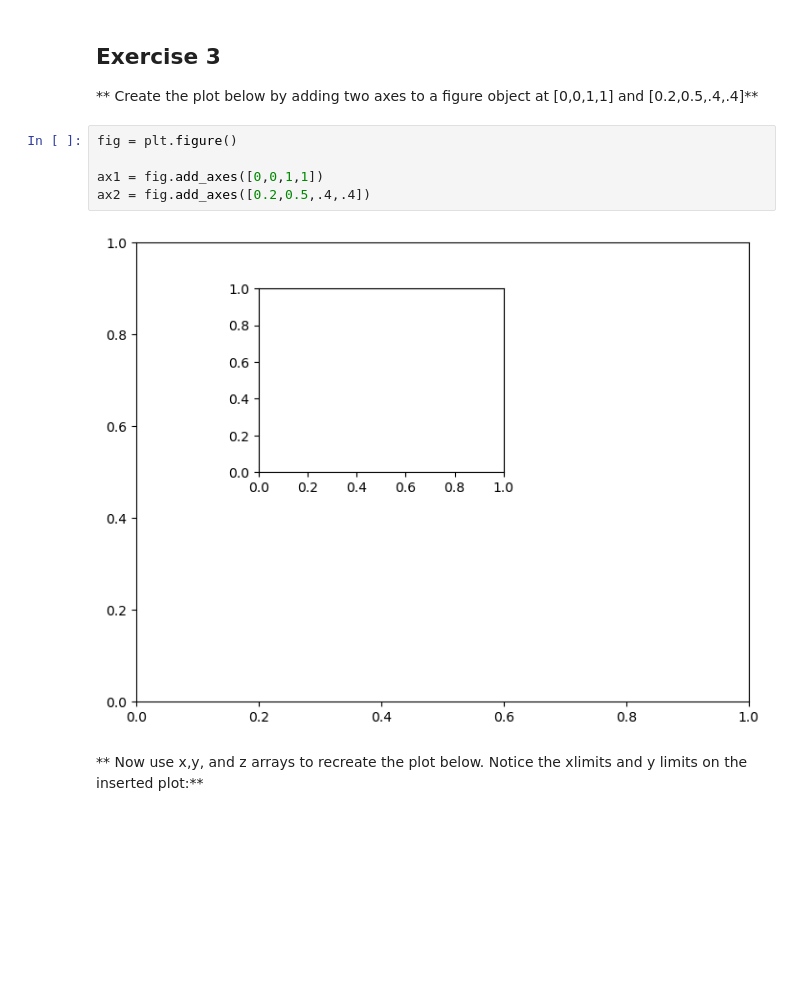
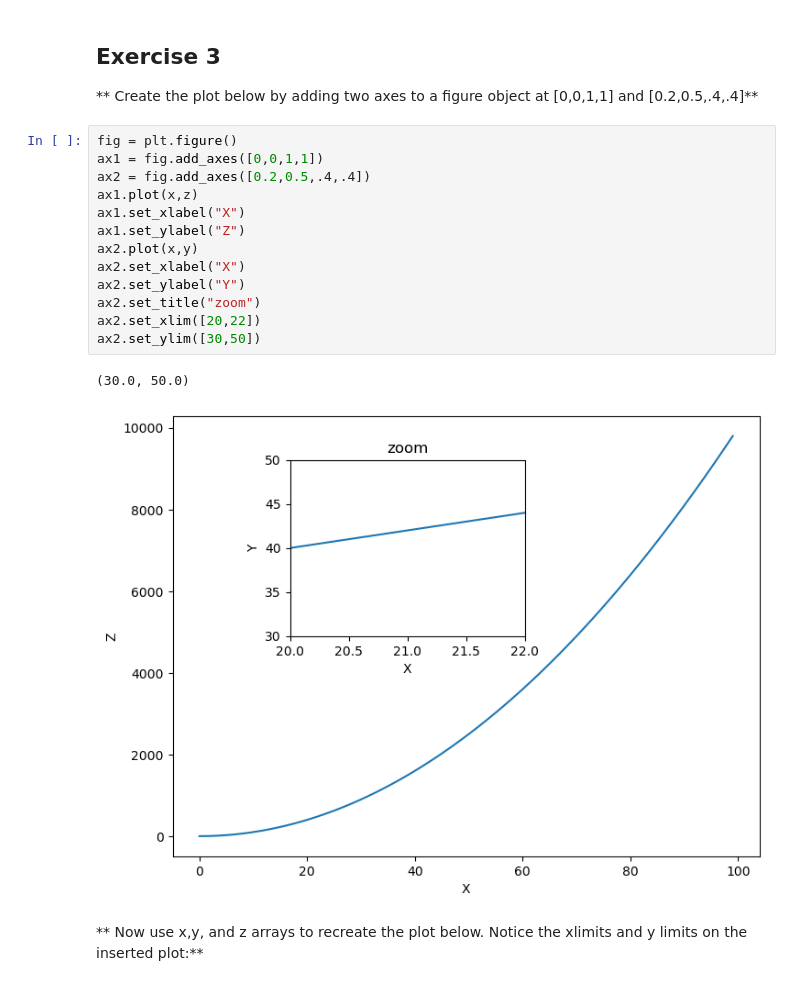
Before and after one commit to dybdeskarphet/learn-data-science, a Jupyter notebook: src/notebooks/04-matplotlib/02-matplotlib-exercises.ipynb, the cells around one changed output. Drawn from its saved outputs; the diff is of its cells as text; blank space fills up the shorter version.

```diff
--- a/src/notebooks/04-matplotlib/02-matplotlib-exercises.ipynb
+++ b/src/notebooks/04-matplotlib/02-matplotlib-exercises.ipynb
@@ -62,10 +60,19 @@ fig
 ** Create the plot below by adding two axes to a figure object at [0,0,1,1] and [0.2,0.5,.4,.4]**
 # %%
 fig = plt.figure()
-
 ax1 = fig.add_axes([0,0,1,1])
 ax2 = fig.add_axes([0.2,0.5,.4,.4])
+ax1.plot(x,z)
+ax1.set_xlabel("X")
+ax1.set_ylabel("Z")
+ax2.plot(x,y)
+ax2.set_xlabel("X")
+ax2.set_ylabel("Y")
+ax2.set_title("zoom")
+ax2.set_xlim([20,22])
+ax2.set_ylim([30,50])
 # %% [output]
+(30.0, 50.0)
-[figure, old version]
+[figure, new version]
 # %% [markdown]
 ** Now use x,y, and z arrays to recreate the plot below. Notice the xlimits and y limits on the inserted plot:**
```
Also changed, not shown: parts of 10 cells of this notebook.
